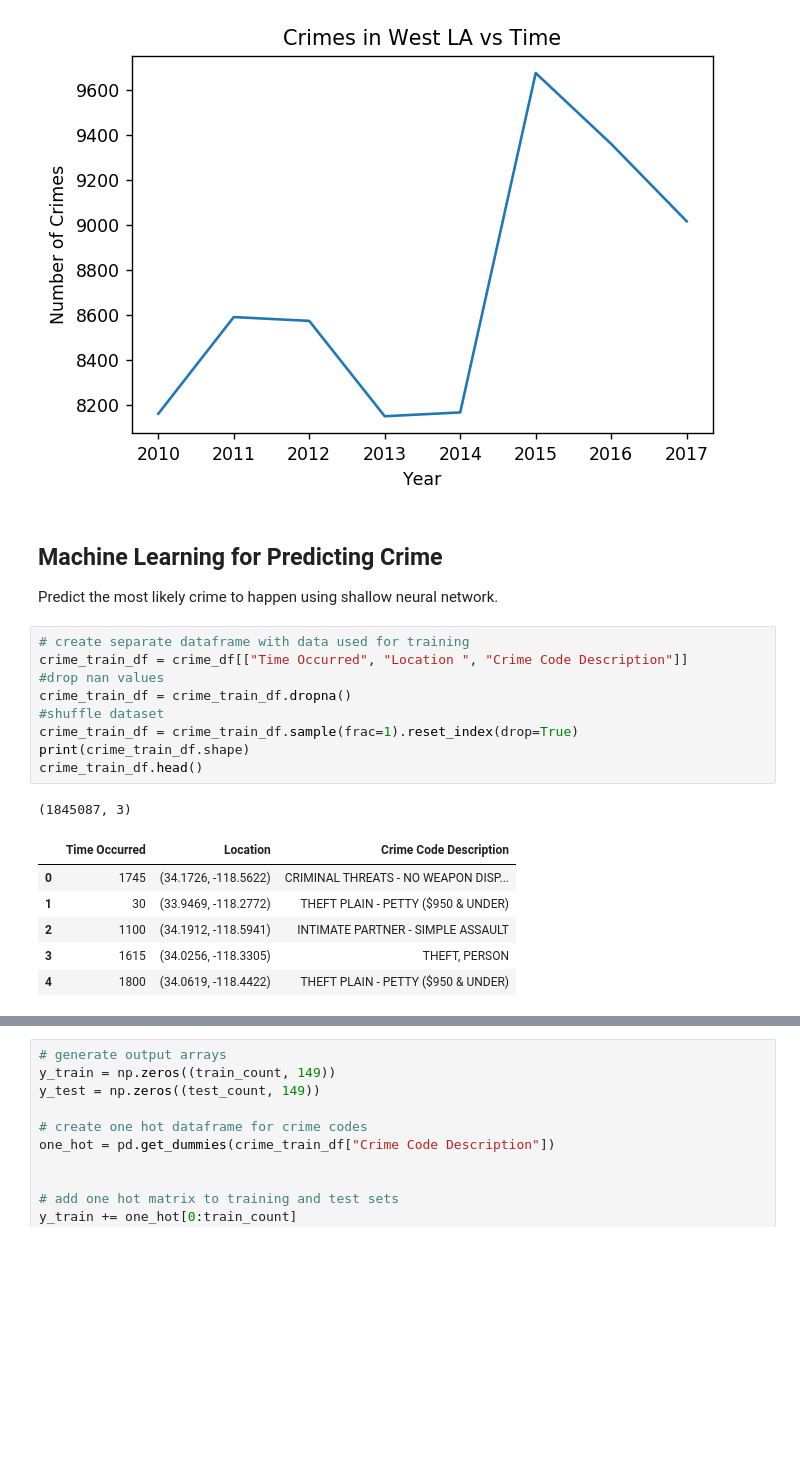
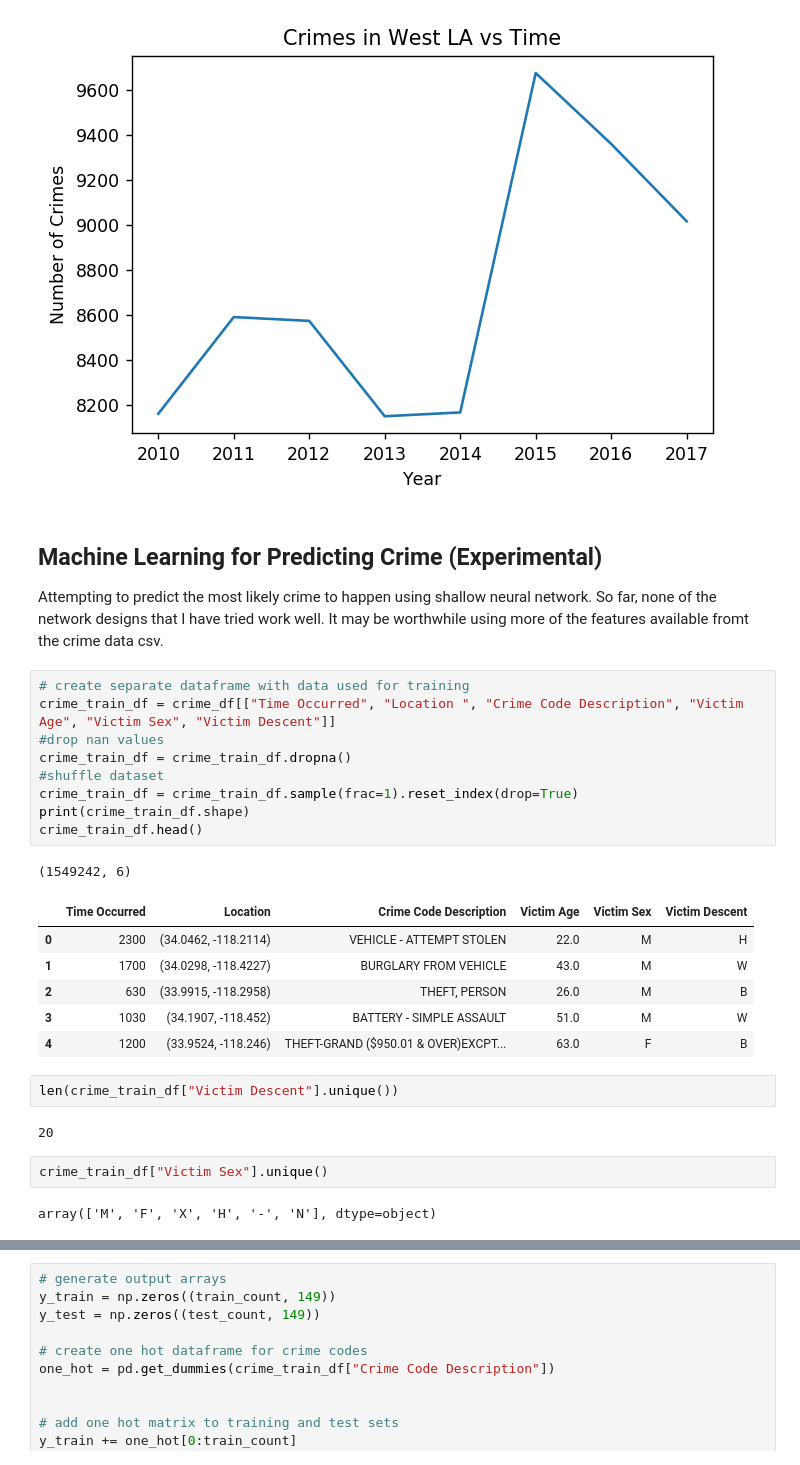
Before and after one commit to jamqd/LA_Crime_Analysis, a Jupyter notebook: lapdcrime.ipynb, the cells around one changed output, grey strips where cells are left out. Cells and saved outputs as stored; diff of their text form; blank space fills up the shorter version.

```diff
--- a/lapdcrime.ipynb
+++ b/lapdcrime.ipynb
@@ -400,26 +398,34 @@ plt.plot(year,crimes)
 [<matplotlib.lines.Line2D at 0x...>]
 [figure]
 # %% [markdown]
-## Machine Learning for Predicting Crime
+## Machine Learning for Predicting Crime (Experimental)
 
-Predict the most likely crime to happen using shallow neural network.
+Attempting to predict the most likely crime to happen using shallow neural network. So far, none of the network designs that I have tried work well. It may be worthwhile using more of the features available fromt the crime data csv.
 # %%
 # create separate dataframe with data used for training
-crime_train_df = crime_df[["Time Occurred", "Location ", "Crime Code Description"]]
+crime_train_df = crime_df[["Time Occurred", "Location ", "Crime Code Description", "Victim Age", "Victim Sex", "Victim Descent"]]
 #drop nan values
 crime_train_df = crime_train_df.dropna()
 #shuffle dataset
 crime_train_df = crime_train_df.sample(frac=1).reset_index(drop=True)
 print(crime_train_df.shape)
 crime_train_df.head()
 # %% [output]
-(1845087, 3)
+(1549242, 6)
-|  | Time Occurred | Location | Crime Code Description |
-| 0 | 1745 | (34.1726, -118.5622) | CRIMINAL THREATS - NO WEAPON DISP... |
-| 1 | 30 | (33.9469, -118.2772) | THEFT PLAIN - PETTY ($950 & UNDER) |
-| 2 | 1100 | (34.1912, -118.5941) | INTIMATE PARTNER - SIMPLE ASSAULT |
-| 3 | 1615 | (34.0256, -118.3305) | THEFT, PERSON |
-| 4 | 1800 | (34.0619, -118.4422) | THEFT PLAIN - PETTY ($950 & UNDER) |
+|  | Time Occurred | Location | Crime Code Description | Victim Age | Victim Sex | Victim Descent |
+| 0 | 2300 | (34.0462, -118.2114) | VEHICLE - ATTEMPT STOLEN | 22.0 | M | H |
+| 1 | 1700 | (34.0298, -118.4227) | BURGLARY FROM VEHICLE | 43.0 | M | W |
+| 2 | 630 | (33.9915, -118.2958) | THEFT, PERSON | 26.0 | M | B |
+| 3 | 1030 | (34.1907, -118.452) | BATTERY - SIMPLE ASSAULT | 51.0 | M | W |
+| 4 | 1200 | (33.9524, -118.246) | THEFT-GRAND ($950.01 & OVER)EXCPT... | 63.0 | F | B |
+# %%
+len(crime_train_df["Victim Descent"].unique())
+# %% [output]
+20
+# %%
+crime_train_df["Victim Sex"].unique()
+# %% [output]
+array(['M', 'F', 'X', 'H', '-', 'N'], dtype=object)
 # %%
 # get split for training (80%) and test (20%)
 train_count = int(crime_train_df.shape[0] * 0.8)
```
Also changed, not shown: parts of 2 cells of this notebook, 1 other file.
